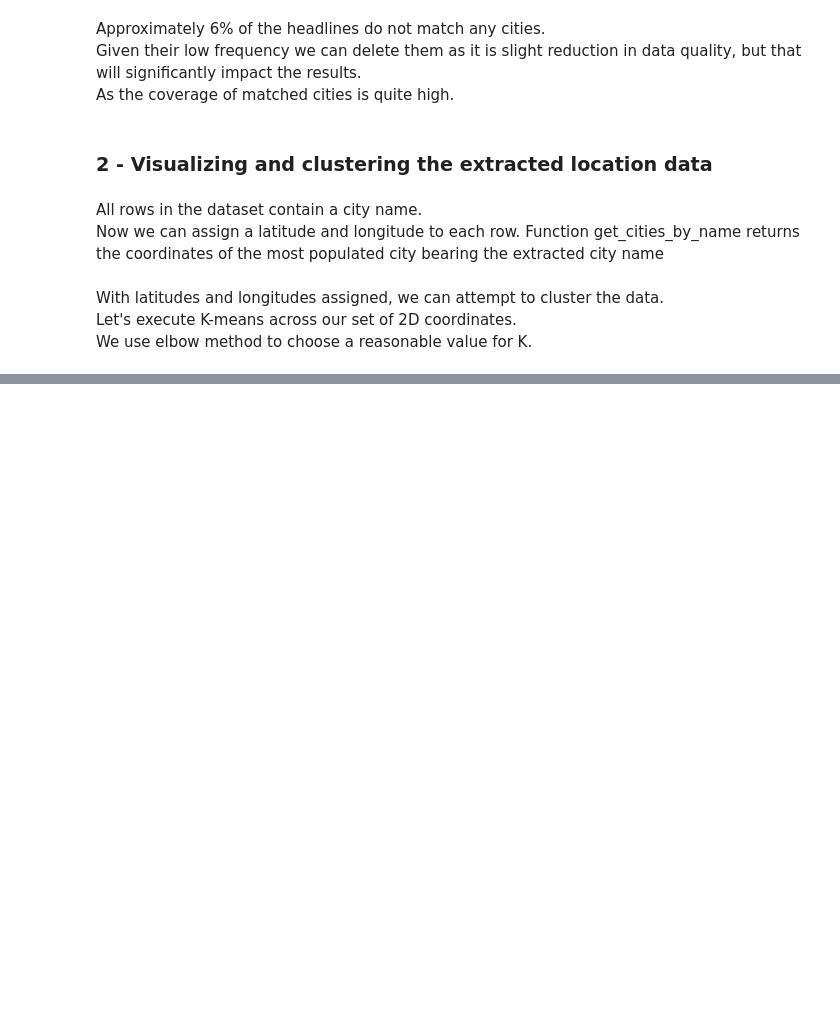
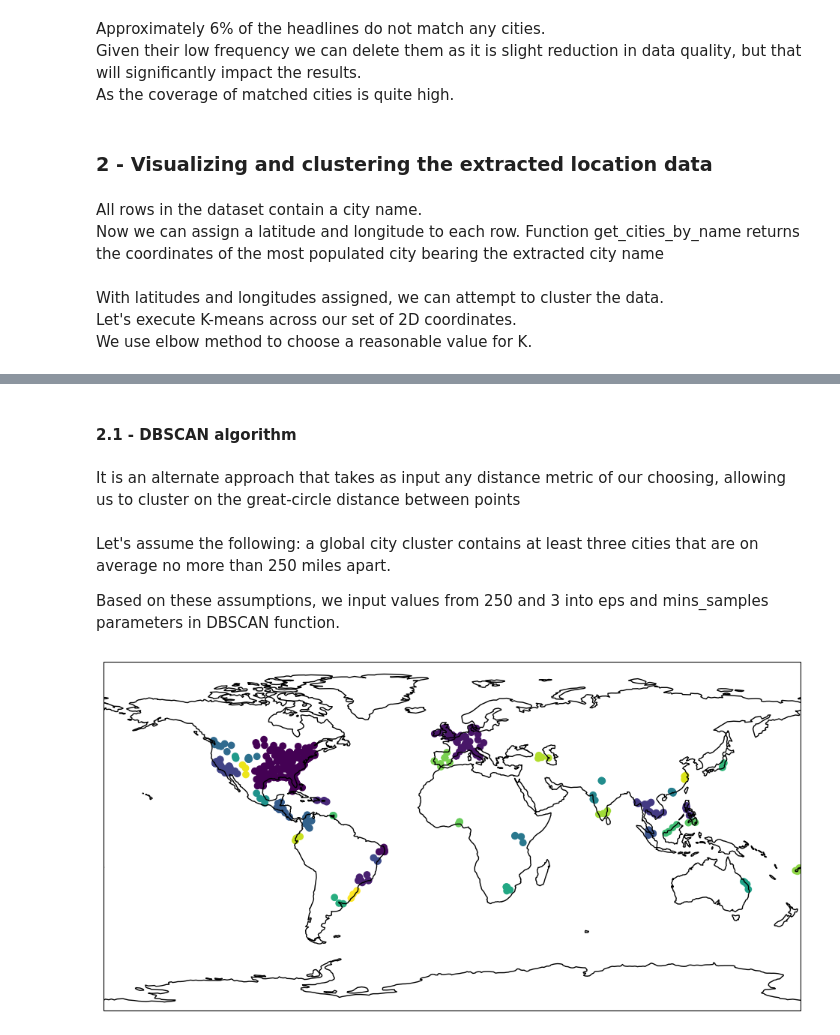
Before and after one commit to Arlan-Alibek/DS-projects, a Jupyter notebook: Case study 3 Tracking Disease Outbreaks using news headlines/tracking_disease_outbreaks.ipynb, the cells around one changed output, grey strips where cells are left out. Saved outputs shown, nothing was run; the diff lists cells and outputs as text; code cells hidden in the pictures; blank space fills up the shorter version.

```diff
--- a/Case study 3 Tracking Disease Outbreaks using news headlines/tracking_disease_outbreaks.ipynb
+++ b/Case study 3 Tracking Disease Outbreaks using news headlines/tracking_disease_outbreaks.ipynb
@@ -300,0 +346,28 @@ k_values = range(1,10)
+# %% [markdown]
+#### 2.1 - DBSCAN algorithm
+# %% [markdown]
+It is an alternate approach that takes as input any distance metric of our choosing, allowing us to cluster on the great-circle distance between points
+# %%
+def great_circle_distance(coord1, coord2, radius=3956):
+    if np.array_equal(coord1, coord2):
+        return 0.0
+    coord1, coord2 = np.radians(coord1), np.radians(coord2)
+    delta_x, delta_y = coord2 - coord1
+    haversin = sin(delta_x / 2) ** 2 + np.prod([cos(coord1[0]),
+                                                   cos(coord2[0]),
+                                                   sin(delta_y / 2) ** 2])
+    return 2 * radius * asin(haversin ** 0.5)
+# %% [markdown]
+Let's assume the following: a global city cluster contains at least three cities that are on average no more than 250 miles apart.
+
+Based on these assumptions, we input values from 250 and 3 into eps and mins_samples parameters in DBSCAN function.
+# %%
+metric = great_circle_distance
+dbscan = DBSCAN(eps=250, min_samples=3, metric=metric)
+df['Cluster'] = dbscan.fit_predict(coordinates)
+# DBSCAN assigns -1 to outlier data points that don't cluster.
+
+df_no_outliers = df[df.Cluster > -1]
+plot_clusters(df_no_outliers.Cluster, df_no_outliers.Longitude, df_no_outliers.Latitude)
+# %% [output]
+[figure, added]
```
Also changed, not shown: parts of 11 cells of this notebook.
